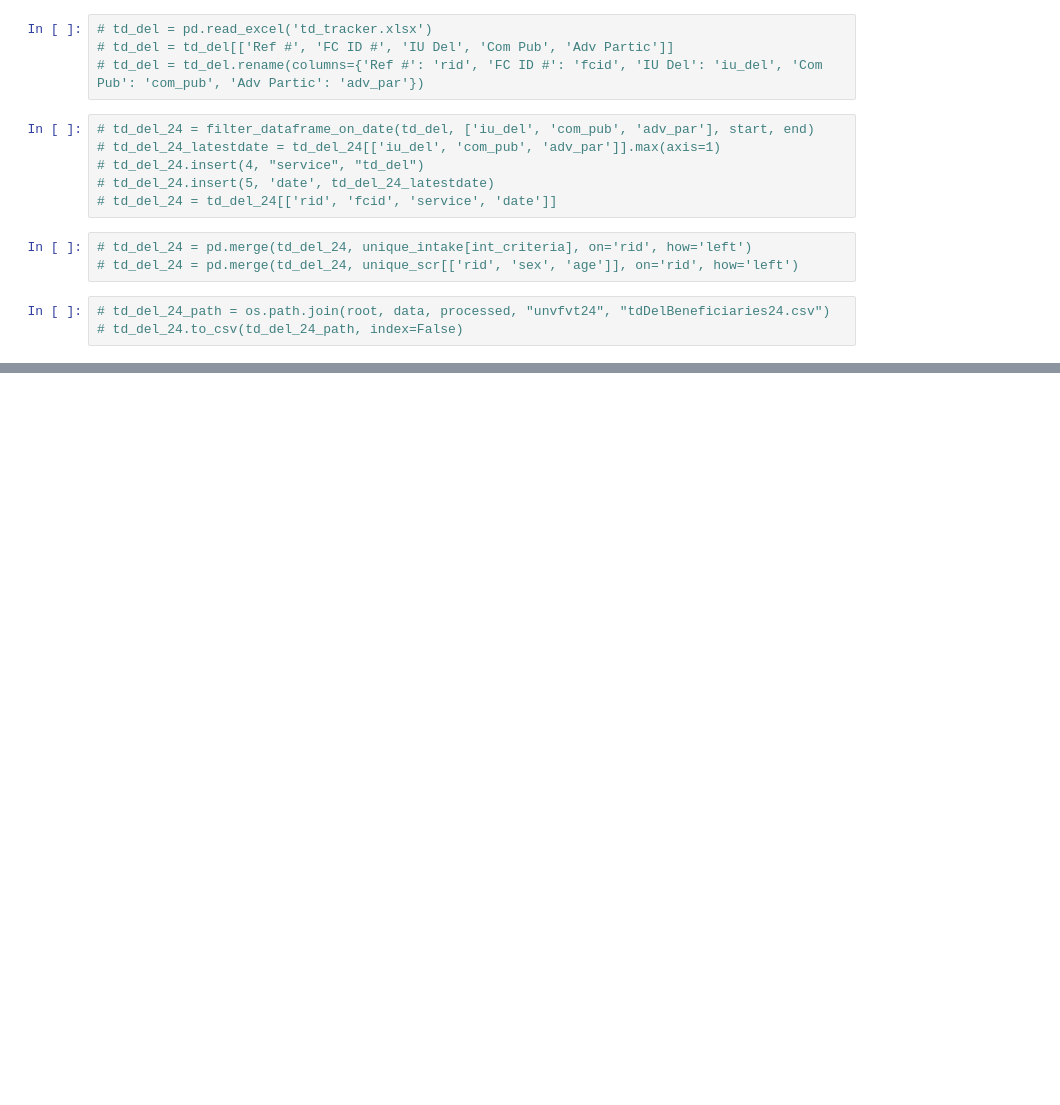
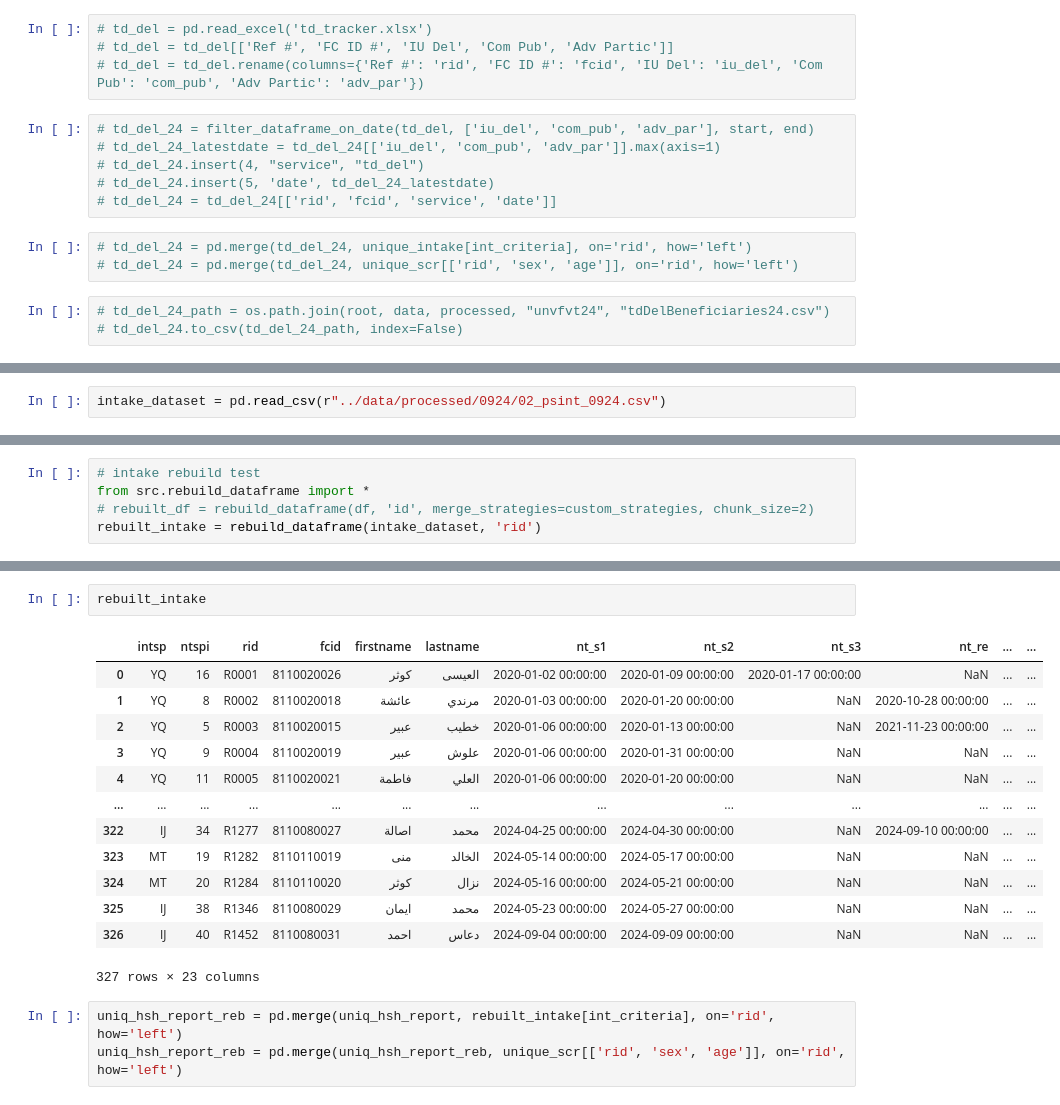
Before and after one commit to ModarYaghi/fc-performeter, a Jupyter notebook: notebooks/unvfvt.ipynb, the cells around one changed output, grey strips where cells are left out. Cells and saved outputs as stored; diff of their text form; blank space fills up the shorter version.

```diff
--- a/notebooks/unvfvt.ipynb
+++ b/notebooks/unvfvt.ipynb
@@ -345,0 +455,2 @@ cm_24['entity'].value_counts()
+# %%
+intake_dataset = pd.read_csv(r"../data/processed/0924/02_psint_0924.csv")
@@ -345,0 +476,5 @@ cm_24['entity'].value_counts()
+# %%
+# intake rebuild test
+from src.rebuild_dataframe import *
+# rebuilt_df = rebuild_dataframe(df, 'id', merge_strategies=custom_strategies, chunk_size=2)
+rebuilt_intake = rebuild_dataframe(intake_dataset, 'rid')
@@ -345,0 +492,19 @@ cm_24['entity'].value_counts()
+# %%
+rebuilt_intake
+# %% [output]
+|  | intsp | ntspi | rid | fcid | firstname | lastname | nt_s1 | nt_s2 | nt_s3 | nt_re | ... | ... |
+| 0 | YQ | 16 | R0001 | 8110020026 | كوثر | العيسى | 2020-01-02 00:00:00 | 2020-01-09 00:00:00 | 2020-01-17 00:00:00 | NaN | ... | ... |
+| 1 | YQ | 8 | R0002 | 8110020018 | عائشة | مرندي | 2020-01-03 00:00:00 | 2020-01-20 00:00:00 | NaN | 2020-10-28 00:00:00 | ... | ... |
+| 2 | YQ | 5 | R0003 | 8110020015 | عبير | خطيب | 2020-01-06 00:00:00 | 2020-01-13 00:00:00 | NaN | 2021-11-23 00:00:00 | ... | ... |
+| 3 | YQ | 9 | R0004 | 8110020019 | عبير | علوش | 2020-01-06 00:00:00 | 2020-01-31 00:00:00 | NaN | NaN | ... | ... |
+| 4 | YQ | 11 | R0005 | 8110020021 | فاطمة | العلي | 2020-01-06 00:00:00 | 2020-01-20 00:00:00 | NaN | NaN | ... | ... |
+| ... | ... | ... | ... | ... | ... | ... | ... | ... | ... | ... | ... | ... |
+| 322 | IJ | 34 | R1277 | 8110080027 | اصالة | محمد | 2024-04-25 00:00:00 | 2024-04-30 00:00:00 | NaN | 2024-09-10 00:00:00 | ... | ... |
+| 323 | MT | 19 | R1282 | 8110110019 | منى | الخالد | 2024-05-14 00:00:00 | 2024-05-17 00:00:00 | NaN | NaN | ... | ... |
+| 324 | MT | 20 | R1284 | 8110110020 | كوثر | نزال | 2024-05-16 00:00:00 | 2024-05-21 00:00:00 | NaN | NaN | ... | ... |
+| 325 | IJ | 38 | R1346 | 8110080029 | ايمان | محمد | 2024-05-23 00:00:00 | 2024-05-27 00:00:00 | NaN | NaN | ... | ... |
+| 326 | IJ | 40 | R1452 | 8110080031 | احمد | دعاس | 2024-09-04 00:00:00 | 2024-09-09 00:00:00 | NaN | NaN | ... | ... |
+327 rows × 23 columns
+# %%
+uniq_hsh_report_reb = pd.merge(uniq_hsh_report, rebuilt_intake[int_criteria], on='rid', how='left')
+uniq_hsh_report_reb = pd.merge(uniq_hsh_report_reb, unique_scr[['rid', 'sex', 'age']], on='rid', how='left')
```
Also changed, not shown: parts of 29 cells of this notebook, 10 other files.
